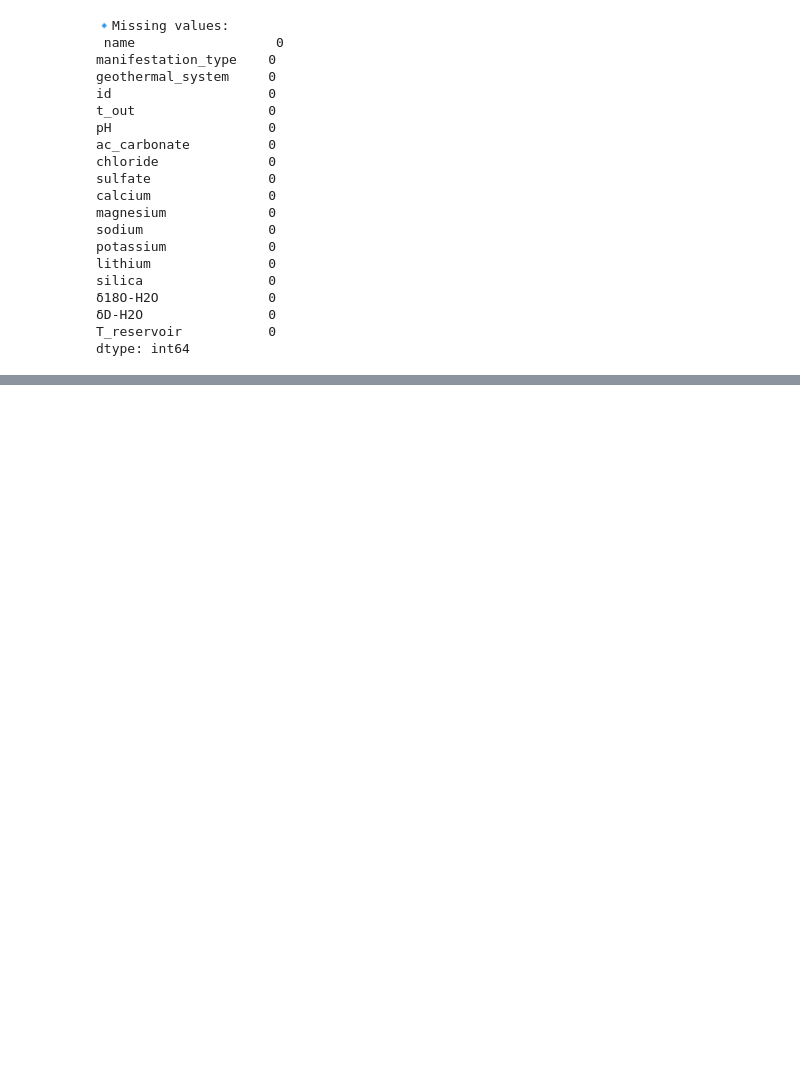
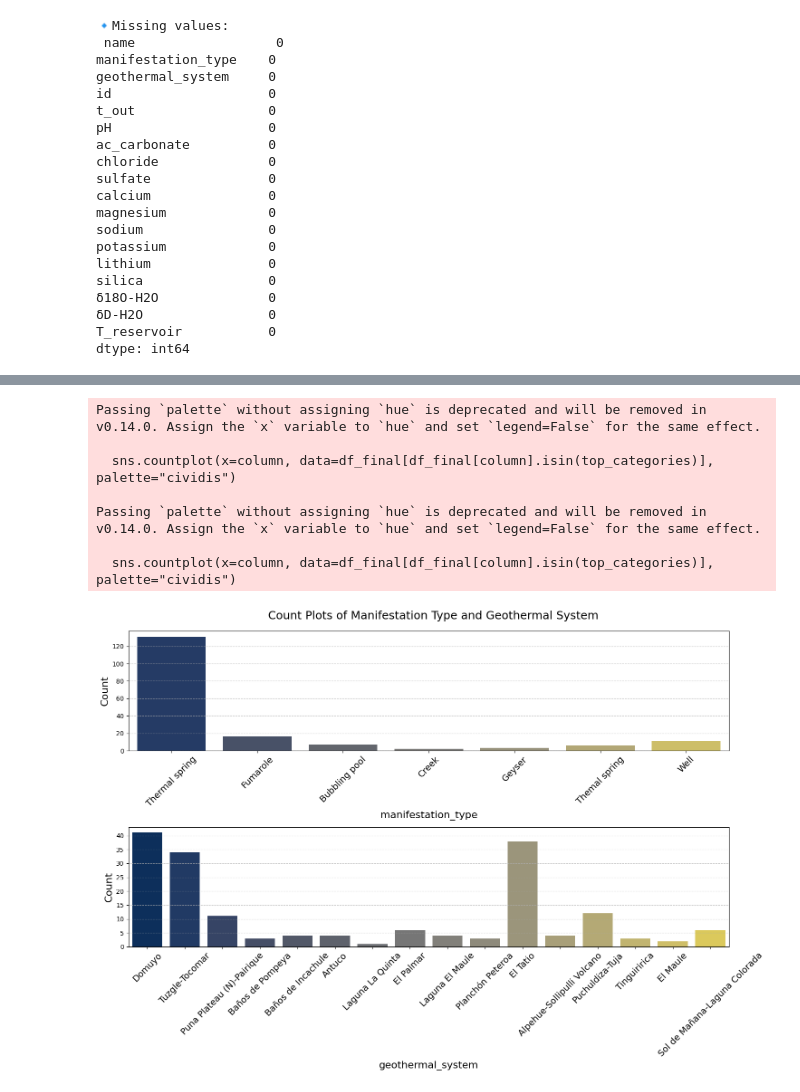
Before and after one commit to XxkmoxX/ML_geoTemp_prediction, a Jupyter notebook: ml_temp_prediction.ipynb, the cells around one changed output, grey strips where cells are left out. Drawn from its saved outputs; the diff is of its cells as text; code cells hidden in the pictures; blank space fills up the shorter version.

Commit message:
Codes updates and data set upload.

```diff
--- a/ml_temp_prediction.ipynb
+++ b/ml_temp_prediction.ipynb
@@ -227,0 +147,29 @@ Exploratory Data Analysis completed! Visualizations saved as PNG files.
+# %%
+# Count plots for categorical features
+categorical_columns = ['manifestation_type', 'geothermal_system']
+
+plt.figure(figsize=(15, 10))
+for i, column in enumerate(categorical_columns):
+    plt.subplot(2, 1, i+1)
+    top_categories = df_final[column].value_counts().nlargest(25).index
+    sns.countplot(x=column, data=df_final[df_final[column].isin(top_categories)], palette="cividis")
+    #plt.title(column, fontsize=18)
+    plt.xticks(rotation=45, fontsize=14)
+    plt.xlabel(column, fontsize=16)
+    plt.ylabel('Count', fontsize=16)
+    plt.grid(axis='y', linestyle='--', alpha=0.7)
+plt.tight_layout()
+plt.suptitle("Count Plots of Manifestation Type and Geothermal System", y=1.03, fontsize=18)
+plt.show()
+
+# plt.savefig('categorical_distributions.png')
+plt.close()
+# %% [output]
+Passing `palette` without assigning `hue` is deprecated and will be removed in v0.14.0. Assign the `x` variable to `hue` and set `legend=False` for the same effect.
+
+  sns.countplot(x=column, data=df_final[df_final[column].isin(top_categories)], palette="cividis")
+
+Passing `palette` without assigning `hue` is deprecated and will be removed in v0.14.0. Assign the `x` variable to `hue` and set `legend=False` for the same effect.
+
+  sns.countplot(x=column, data=df_final[df_final[column].isin(top_categories)], palette="cividis")
+[figure, added]
```
Also changed, not shown: parts of 7 cells of this notebook.
